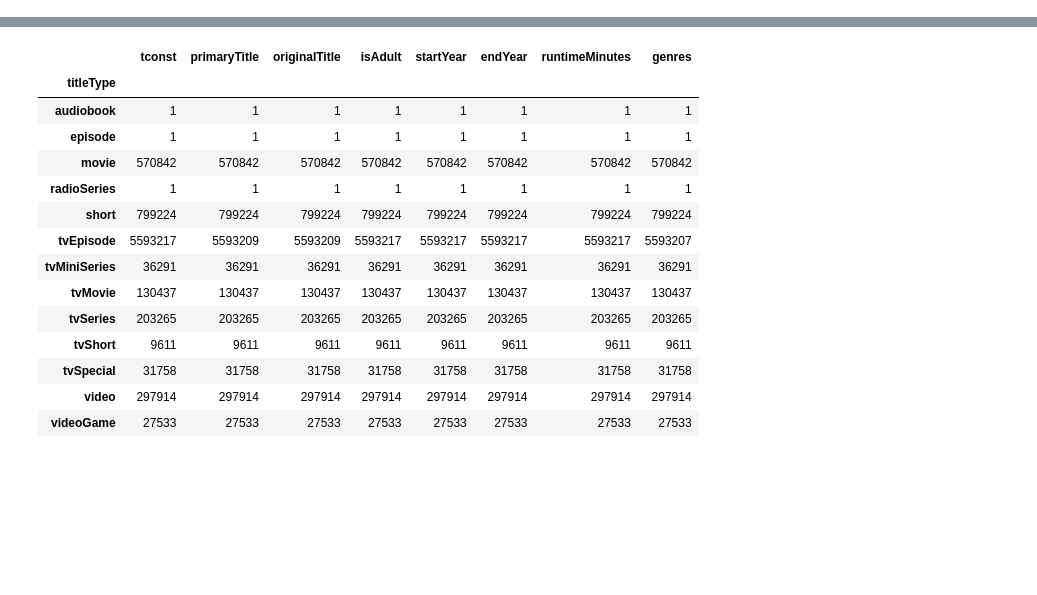
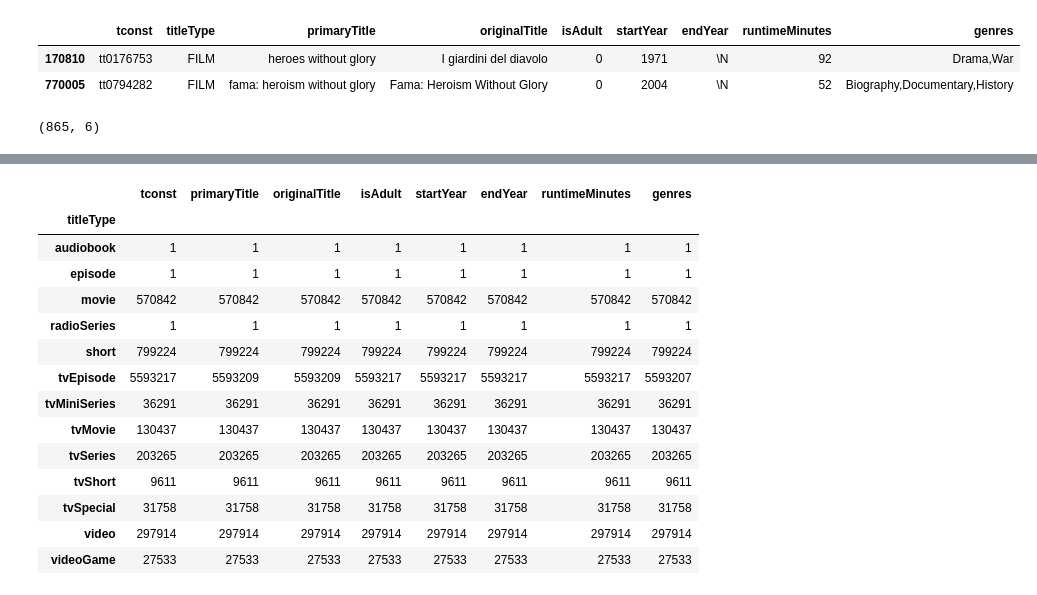
Before and after one commit to ravinitheshreddy/SubtlePropaganda, a Jupyter notebook: data_preparation.ipynb, the cells around one changed output, grey strips where cells are left out. Saved outputs shown, nothing was run; the diff lists cells and outputs as text; code cells hidden in the pictures; blank space fills up the shorter version.

```diff
--- a/data_preparation.ipynb
+++ b/data_preparation.ipynb
@@ -36,0 +34,13 @@ akas = pd.read_csv('data/title.akas.tsv.gz', compression='gzip', header=0, sep='
+# %%
+# first take the types of media that we are interested in
+basics_interested = basics[basics.titleType.isin(['movie', 'tvMiniSeries', 'tvSeries'])]
+dictionary_for_mapping_mediaTypes = {'movie': "FILM", 'tvMiniSeries': "TV", 'tvSeries': "TV"}
+basics_interested["titleType"].replace(dictionary_for_mapping_mediaTypes, inplace=True)
+basics_interested["primaryTitle"] = basics_interested["primaryTitle"].str.lower()
+# %%
+# check the imdb id of TV or FILM by searching some keywords in title
+basics_interested[(basics_interested.primaryTitle.str.contains('without glory')) & (basics_interested.titleType=='FILM') ]   # & (basics_interested.startYear=='')
+# %% [output]
+|  | tconst | titleType | primaryTitle | originalTitle | isAdult | startYear | endYear | runtimeMinutes | genres |
+| 170810 | tt0176753 | FILM | heroes without glory | I giardini del diavolo | 0 | 1971 | \N | 92 | Drama,War |
+| 770005 | tt0794282 | FILM | fama: heroism without glory | Fama: Heroism Without Glory | 0 | 2004 | \N | 52 | Biography,Documentary,History |
@@ -36,0 +63,4 @@ akas = pd.read_csv('data/title.akas.tsv.gz', compression='gzip', header=0, sep='
+# %%
+military_hollywood.shape
+# %% [output]
+(865, 6)
```
Also changed, not shown: parts of 19 cells of this notebook, 1 other file.
